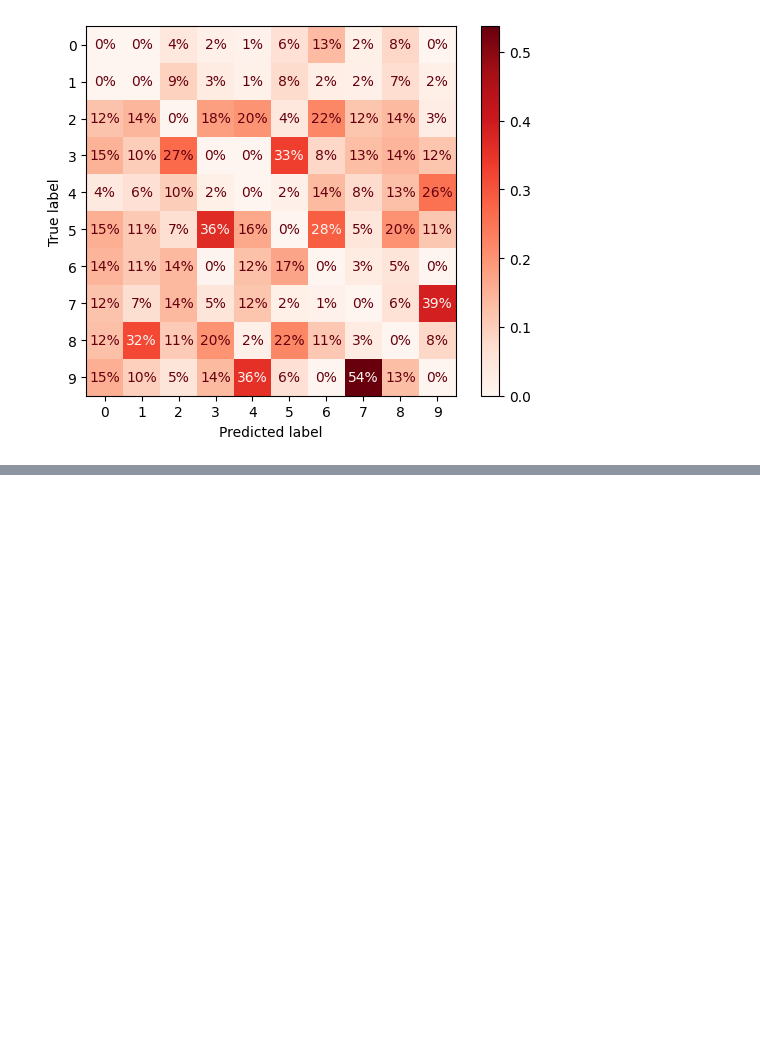
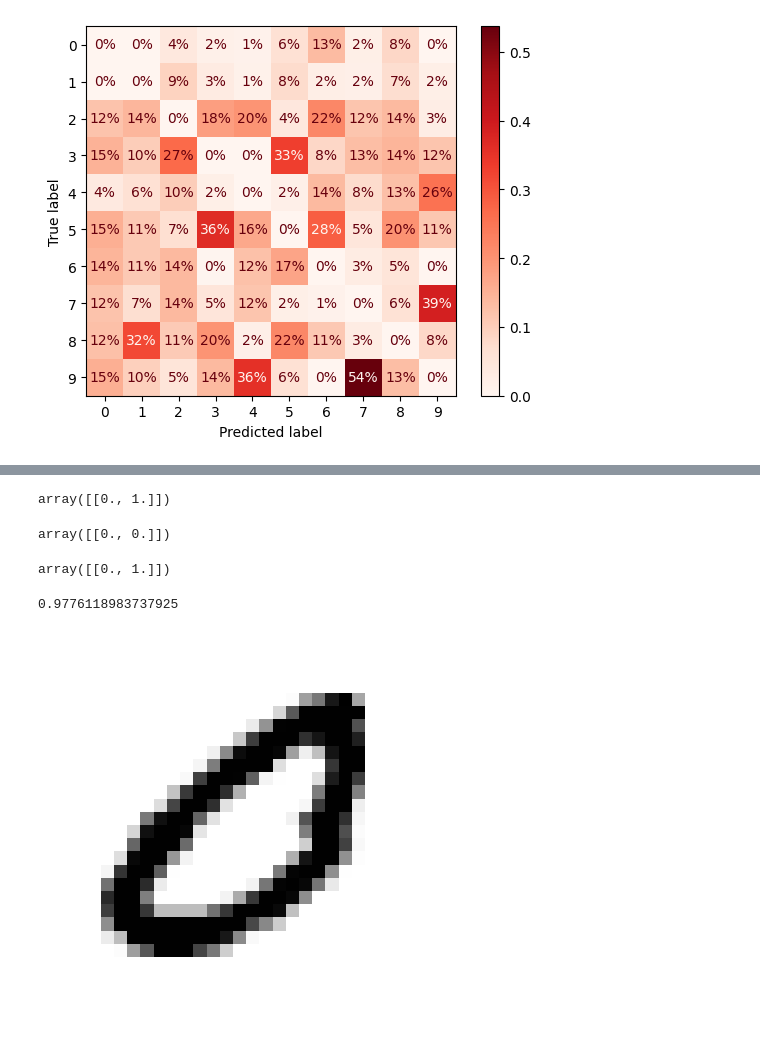
Before and after one commit to sunodmongia/MNIST, a Jupyter notebook: mnist.ipynb, the cells around one changed output, grey strips where cells are left out. Drawn from its saved outputs; the diff is of its cells as text; code cells hidden in the pictures; blank space fills up the shorter version.

Commit message:
KNNClassifier Multioutput & Cleanup image more

```diff
--- a/mnist.ipynb
+++ b/mnist.ipynb
@@ -598,0 +601,10 @@ X_bb = X_train[(y_train == cl_b) & (y_train_pred == cl_b)]
+# %%
+import numpy as np
+from sklearn.neighbors import KNeighborsClassifier
+
+y_train_large = y_train >= '7'
+y_train_odd = (y_train.astype(int) % 2 == 1)
+y_multilabel = np.c_[y_train_large, y_train_odd]
+
+knn_classifier = KNeighborsClassifier()
+knn_classifier.fit(X_train, y_multilabel)
@@ -598,0 +634,17 @@ X_bb = X_train[(y_train == cl_b) & (y_train_pred == cl_b)]
+# %%
+chain_classifier.predict([digit_one])
+# %% [output]
+array([[0., 1.]])
+# %%
+chain_classifier.predict([digit_four])
+# %% [output]
+array([[0., 0.]])
+# %%
+chain_classifier.predict([digit_five])
+# %% [output]
+array([[0., 1.]])
+# %%
+knn_classifier_cross_val_predict = cross_val_predict(knn_classifier, X_train, y_multilabel, cv=5)
+f1_score(y_multilabel, knn_classifier_cross_val_predict, average='macro')
+# %% [output]
+0.9776118983737925
@@ -598,0 +659,4 @@ X_bb = X_train[(y_train == cl_b) & (y_train_pred == cl_b)]
+# %%
+plot_digits(X_train[0])
+# %% [output]
+[figure, added]
```
Also changed, not shown: parts of 11 cells of this notebook, 1 other file.
